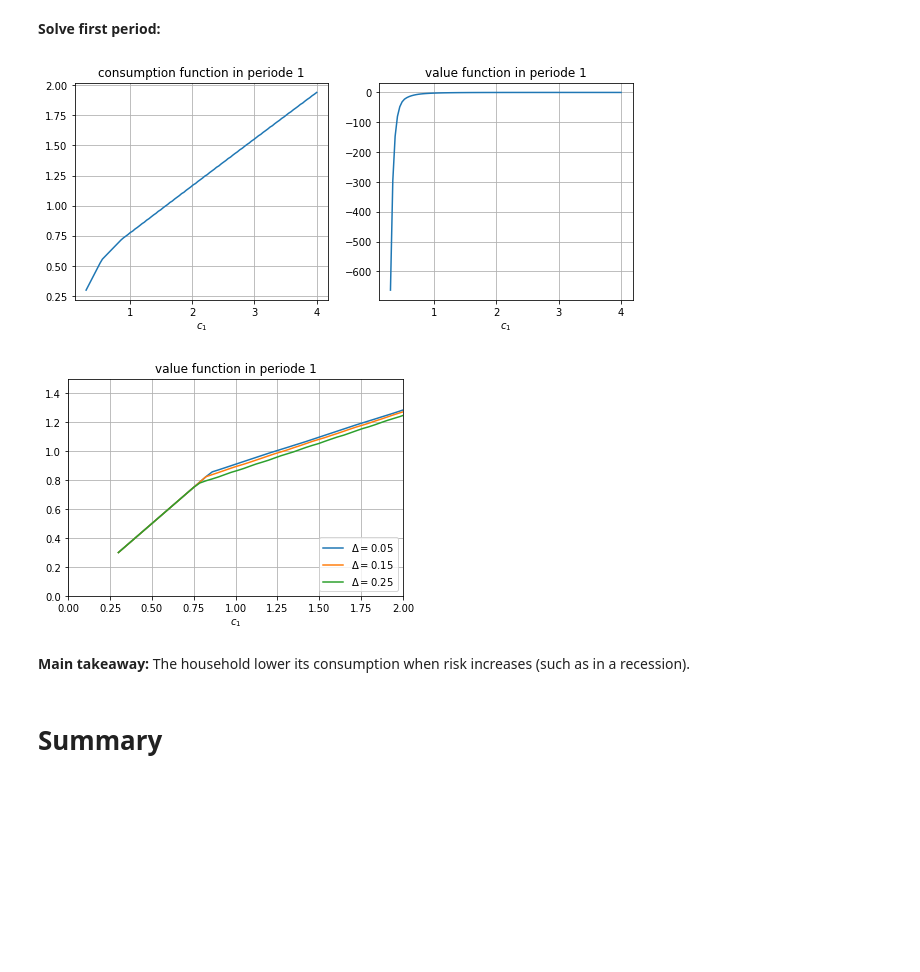
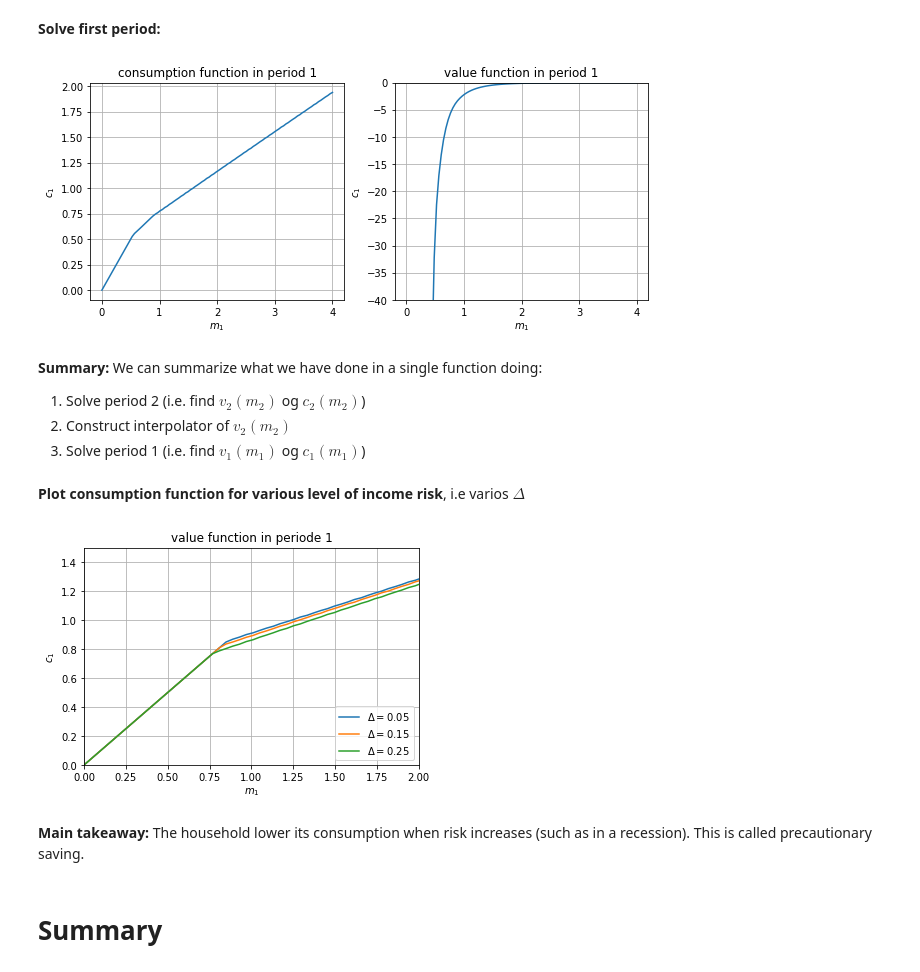
Before and after one commit to NumEconCopenhagen/lectures-2019, a Jupyter notebook: 10/Numerical_optimization.ipynb, the cells around one changed output. Drawn from its saved outputs; the diff is of its cells as text; code cells hidden in the pictures; blank space fills up the shorter version.

```diff
--- a/10/Numerical_optimization.ipynb
+++ b/10/Numerical_optimization.ipynb
@@ -962,14 +980,15 @@ ax.set_title('value function in periode 2');
 # %% [markdown]
 **Construct interpolator:**
 # %%
-v2_interp = interpolate.RegularGridInterpolator((m2_vec,), v2_vec)
+v2_interp = interpolate.RegularGridInterpolator((m2_vec,), v2_vec,
+                                                bounds_error=False,fill_value=None)
 # %% [markdown]
 **Solve first period:**
 # %%
 def solve_period_1(rho,beta,r,Delta,v2_interp):
 
     # a. grids
-    m1_vec = np.linspace(0.3,4,100)
+    m1_vec = np.linspace(1e-8,4,100)
     v1_vec = np.empty(100)
     c1_vec = np.empty(100)
 
@@ -1000,50 +1019,60 @@ ax = fig.add_subplot(1,2,1)
 ax.plot(m1_vec,c1_vec)
 ax.grid()
 ax.set_xlabel('$m_1$')
-ax.set_xlabel('$c_1$')
-ax.set_title('consumption function in periode 1')
+ax.set_ylabel('$c_1$')
+ax.set_title('consumption function in period 1')
 
 ax = fig.add_subplot(1,2,2)
 ax.plot(m1_vec,v1_vec)
 ax.grid()
 ax.set_xlabel('$m_1$')
-ax.set_xlabel('$c_1$')
-ax.set_title('value function in periode 1');
+ax.set_ylabel('$c_1$')
+ax.set_title('value function in period 1')
+ax.set_ylim([-40,0.01]);
 # %% [output]
-[figure, old version]
+[figure, new version]
+# %% [markdown]
+**Summary:** We can summarize what we have done in a single function doing:
+
+1. Solve period 2 (i.e. find $v_2(m_2)$ og $c_2(m_2)$)
+2. Construct interpolator of $v_2(m_2)$
+3. Solve period 1 (i.e. find $v_1(m_1)$ og $c_1(m_1)$)
+# %%
+def solve(rho,beta,r,Delta,nu,kappa):
+
+    # a. solve period 2
+    m2_vec,v2_vec,c2_vec = solve_period_2(rho,nu,kappa,Delta)
+
+    # b. construct interpolator
+    v2_interp = interpolate.RegularGridInterpolator((m2_vec,), v2_vec,
+        bounds_error=False,fill_value=None)
+
+    # b. solve period 1
+    m1_vec,v1_vec,c1_vec = solve_period_1(rho,beta,r,Delta,v2_interp)
+
+    return m1_vec,c1_vec
+# %% [markdown]
+**Plot consumption function for various level of income risk**, i.e varios $\Delta$
 # %%
-def solve(rho,beta,r,Delta,nu,kappa):
-
-    # a. solve period 2
-    m2_vec,v2_vec,c2_vec = solve_period_2(rho,nu,kappa,Delta)
-
-    # b. construct interpolator
-    v2_interp = interpolate.RegularGridInterpolator((m2_vec,), v2_vec)
-
-    # b. solve period 1
-    m1_vec,v1_vec,c1_vec = solve_period_1(rho,beta,r,Delta,v2_interp)
-
-    return m1_vec,c1_vec
-
 fig = plt.figure()
 ax = fig.add_subplot(1,1,1)
 
 for Delta in [0.05,0.15,0.25]:
     m1_vec,c1_vec = solve(rho,beta,r,Delta,nu,kappa)
 
     ax.plot(m1_vec,c1_vec,label=f'$\Delta = {Delta}$')
 
 ax.legend(loc='lower right')
 ax.grid()
 ax.set_xlabel('$m_1$')
-ax.set_xlabel('$c_1$')
+ax.set_ylabel('$c_1$')
 ax.set_title('value function in periode 1')
 ax.set_xlim([0,2])
 ax.set_ylim([0,1.5]);
 # %% [output]
-[figure, old version]
+[figure, new version]
 # %% [markdown]
-**Main takeaway:** The household lower its consumption when risk increases (such as in a recession).
+**Main takeaway:** The household lower its consumption when risk increases (such as in a recession). This is called precautionary saving.
 # %% [markdown]
 # Summary
 # %% [markdown]
```
Also changed, not shown: parts of 15 cells of this notebook, 2 other files.
